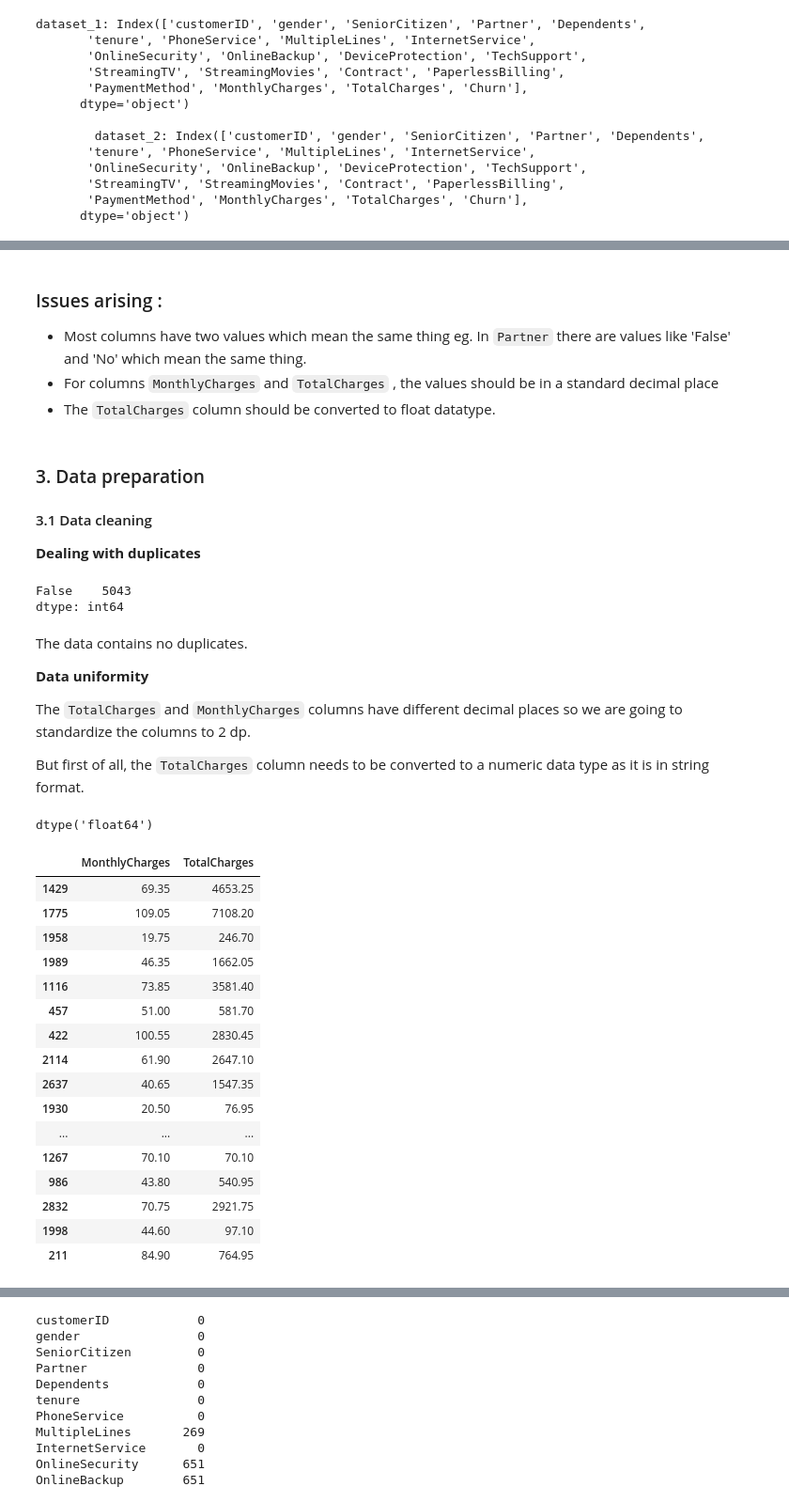
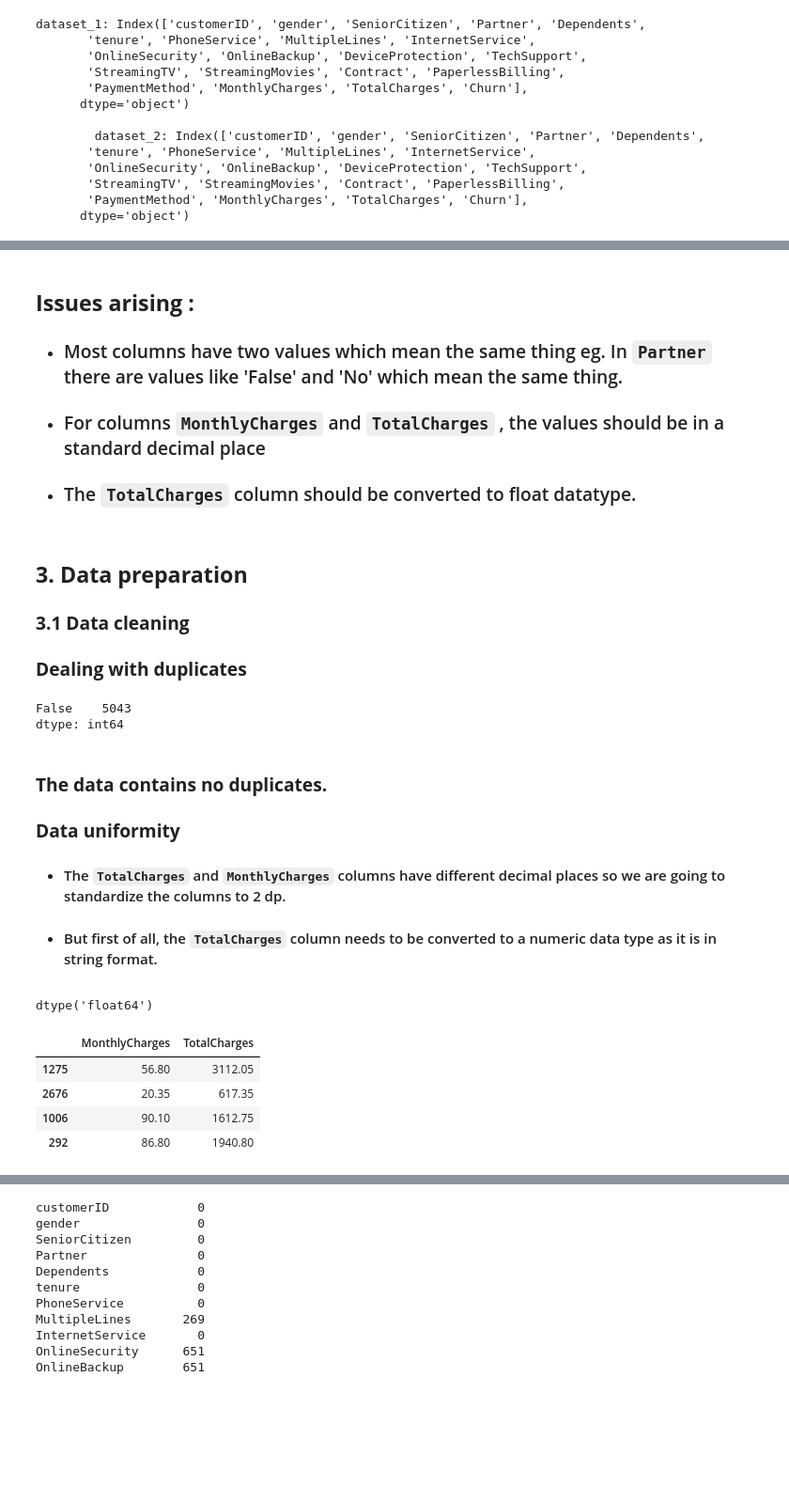
Before and after one commit to HannahMwende/LP2-Classification-Project, a Jupyter notebook: code.ipynb, the cells around one changed output, grey strips where cells are left out. Shown at 94% size. Cells and saved outputs as stored; diff of their text form; code cells hidden in the pictures; blank space fills up the shorter version.

````diff
--- a/code.ipynb
+++ b/code.ipynb
@@ -243,28 +250,28 @@ Unique values of TotalCharges are [29.850000381469727 1889.5 108.1500015258789 .
 
 Unique values of Churn are [False True None 'No' 'Yes']
 # %% [markdown]
-### Issues arising :
-* Most columns have two values which mean the same thing eg. In ```Partner``` there are values like 'False' and 'No' which mean the same thing.
-* For columns ```MonthlyCharges``` and ```TotalCharges``` , the values should be in a standard decimal place
-* The ```TotalCharges``` column should be converted to float datatype.
+## **Issues arising :**
+* ### Most columns have two values which mean the same thing eg. In ```Partner``` there are values like 'False' and 'No' which mean the same thing.
+* ### For columns ```MonthlyCharges``` and ```TotalCharges``` , the values should be in a standard decimal place
+* ### The ```TotalCharges``` column should be converted to float datatype.
 # %% [markdown]
-### 3. Data preparation
+## **3. Data preparation**
 
-#### 3.1 Data cleaning
-**Dealing with duplicates**
+### **3.1 Data cleaning**
+### **Dealing with duplicates**
 # %%
 data.duplicated().value_counts()
 # %% [output]
 False    5043
 dtype: int64
 # %% [markdown]
-The data contains no duplicates.
+### **The data contains no duplicates.**
 
-**Data uniformity**
+### **Data uniformity**
 
-The ```TotalCharges``` and ```MonthlyCharges``` columns have different decimal places so we are going to standardize the columns to 2 dp.
+* #### The ```TotalCharges``` and ```MonthlyCharges``` columns have different decimal places so we are going to standardize the columns to 2 dp.
 
-But first of all, the ```TotalCharges``` column needs to be converted to a numeric data type as it is in string format.
+* #### But first of all, the ```TotalCharges``` column needs to be converted to a numeric data type as it is in string format.
 # %%
 #Converting to numric data type
 data["TotalCharges"]=pd.to_numeric(data["TotalCharges"],errors="coerce")
@@ -274,24 +281,12 @@ dtype('float64')
 # %%
 #Formatting to 2 decimal places
 data["MonthlyCharges"]= data["MonthlyCharges"].round(2)
 data["TotalCharges"] = data["TotalCharges"].round(2)
-data[["MonthlyCharges","TotalCharges"]].sample(20)
+data[["MonthlyCharges","TotalCharges"]].sample(4)
 # %% [output]
 |  | MonthlyCharges | TotalCharges |
-| 1429 | 69.35 | 4653.25 |
-| 1775 | 109.05 | 7108.20 |
-| 1958 | 19.75 | 246.70 |
-| 1989 | 46.35 | 1662.05 |
-| 1116 | 73.85 | 3581.40 |
-| 457 | 51.00 | 581.70 |
-| 422 | 100.55 | 2830.45 |
-| 2114 | 61.90 | 2647.10 |
-| 2637 | 40.65 | 1547.35 |
-| 1930 | 20.50 | 76.95 |
-| ... | ... | ... |
-| 1267 | 70.10 | 70.10 |
-| 986 | 43.80 | 540.95 |
-| 2832 | 70.75 | 2921.75 |
-| 1998 | 44.60 | 97.10 |
-| 211 | 84.90 | 764.95 |
+| 1275 | 56.80 | 3112.05 |
+| 2676 | 20.35 | 617.35 |
+| 1006 | 90.10 | 1612.75 |
+| 292 | 86.80 | 1940.80 |
 # %% [markdown]
````
Also changed, not shown: parts of 41 cells of this notebook, 1 other file.
